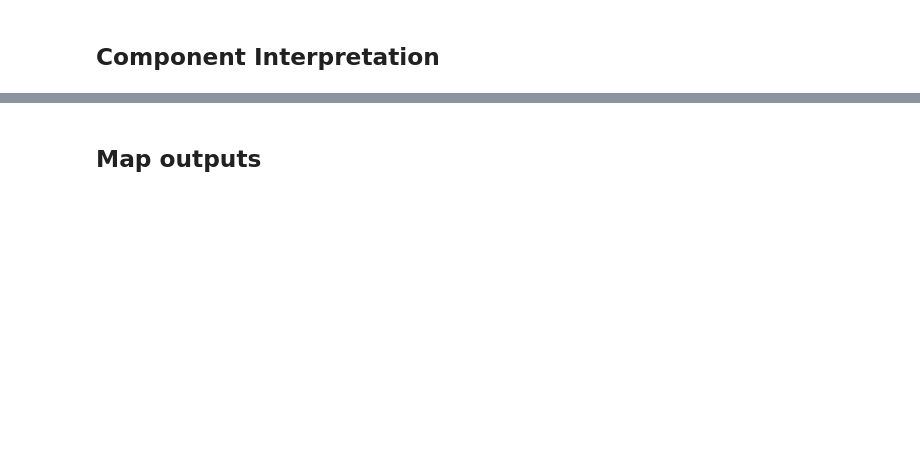
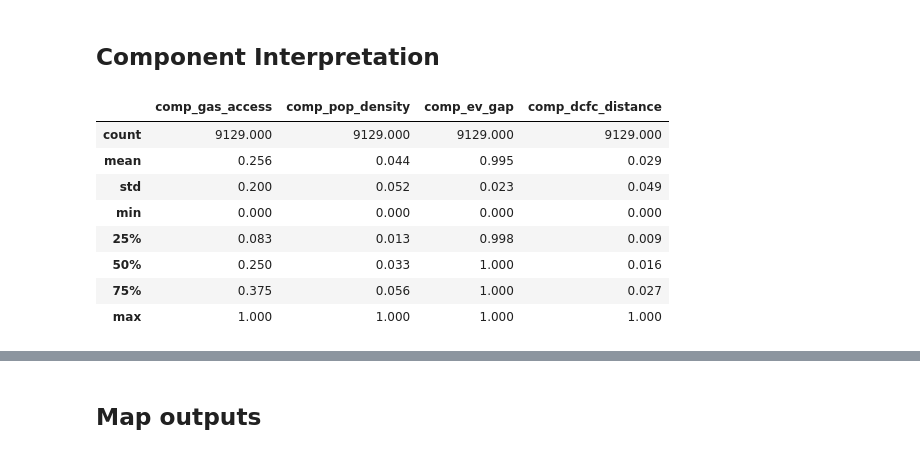
Before and after one commit to BoppingNoodles/california_ev_transition_and_fuel_analytics, a Jupyter notebook: notebooks/03_charging_deserts.ipynb, the cells around one changed output, grey strips where cells are left out. Saved outputs shown, nothing was run; the diff lists cells and outputs as text; code cells hidden in the pictures; blank space fills up the shorter version.

```diff
--- a/notebooks/03_charging_deserts.ipynb
+++ b/notebooks/03_charging_deserts.ipynb
@@ -44,13 +79,23 @@ deserts_gdf['desert_score'].value_counts()
 # %%
 # Summary statistics of components
 component_cols = [
     'comp_gas_access',
     'comp_pop_density',
     'comp_ev_gap',
     'comp_dcfc_distance'
 ]
 
-deserts_gdf[comonent_cols].describe().round(3)
+deserts_gdf[component_cols].describe().round(3)
+# %% [output]
+|  | comp_gas_access | comp_pop_density | comp_ev_gap | comp_dcfc_distance |
+| count | 9129.000 | 9129.000 | 9129.000 | 9129.000 |
+| mean | 0.256 | 0.044 | 0.995 | 0.029 |
+| std | 0.200 | 0.052 | 0.023 | 0.049 |
+| min | 0.000 | 0.000 | 0.000 | 0.000 |
+| 25% | 0.083 | 0.013 | 0.998 | 0.009 |
+| 50% | 0.250 | 0.033 | 1.000 | 0.016 |
+| 75% | 0.375 | 0.056 | 1.000 | 0.027 |
+| max | 1.000 | 1.000 | 1.000 | 1.000 |
 # %%
 # Box plots of distributions
 plt.figure(figsize=(10,5))
```
Also changed, not shown: parts of 11 cells of this notebook.
